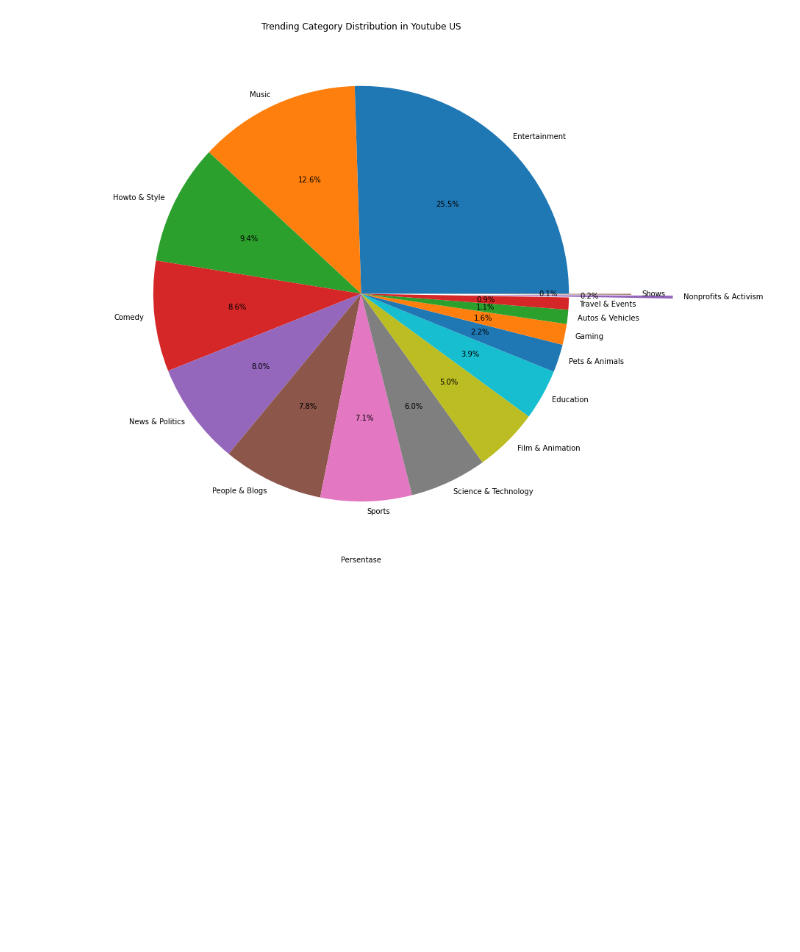
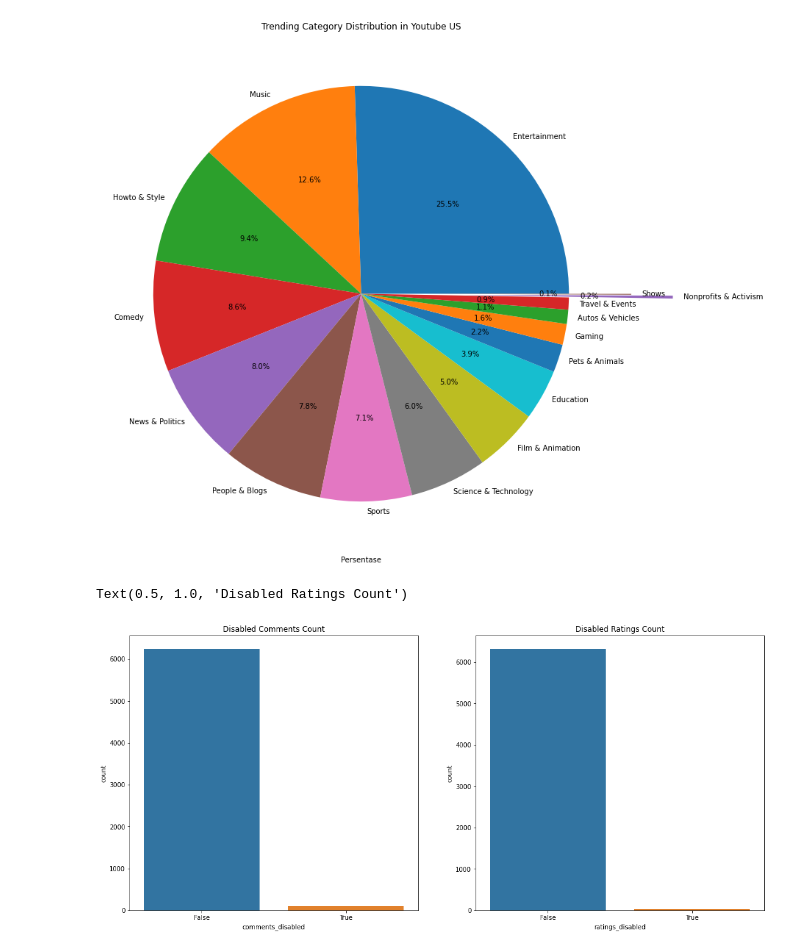
Before and after one commit to raihanramadan49/YoutubeTrending2017_PysparkETL, a Jupyter notebook: Rexdat.ipynb, the cells around one changed output. Cells and saved outputs as stored; diff of their text form; code cells hidden in the pictures; blank space fills up the shorter version.

```diff
--- a/Rexdat.ipynb
+++ b/Rexdat.ipynb
@@ -337,3 +363,12 @@ ax.set_xlabel('Persentase')
 # %% [output]
 Text(0.5, 0, 'Persentase')
 [figure]
+# %%
+f,ax=plt.subplots(1,2,figsize=(18,8))
+sns.countplot(x='comments_disabled',data=df.toPandas(), ax=ax[0])
+ax[0].set_title('Disabled Comments Count')
+sns.countplot(x='ratings_disabled',data=df.toPandas(), ax=ax[1])
+ax[1].set_title('Disabled Ratings Count')
+# %% [output]
+Text(0.5, 1.0, 'Disabled Ratings Count')
+[figure, added]
```
Also changed, not shown: parts of 5 cells of this notebook.
